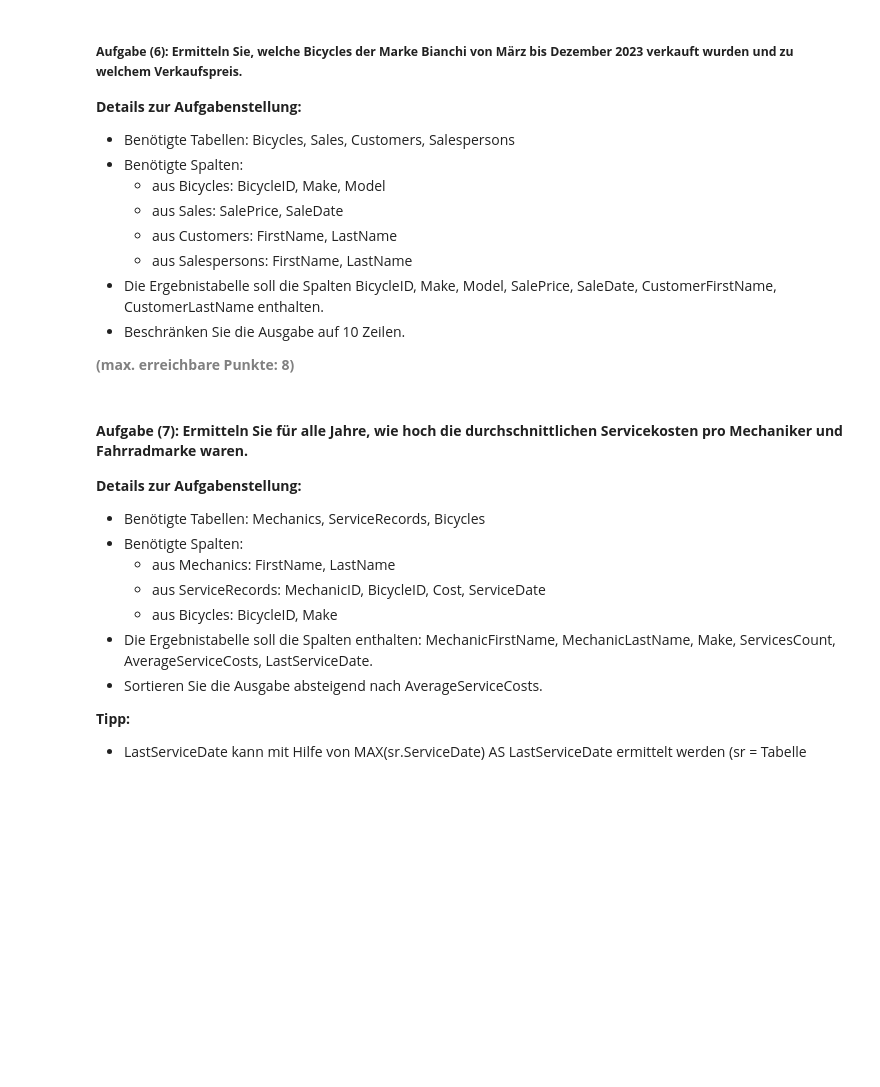
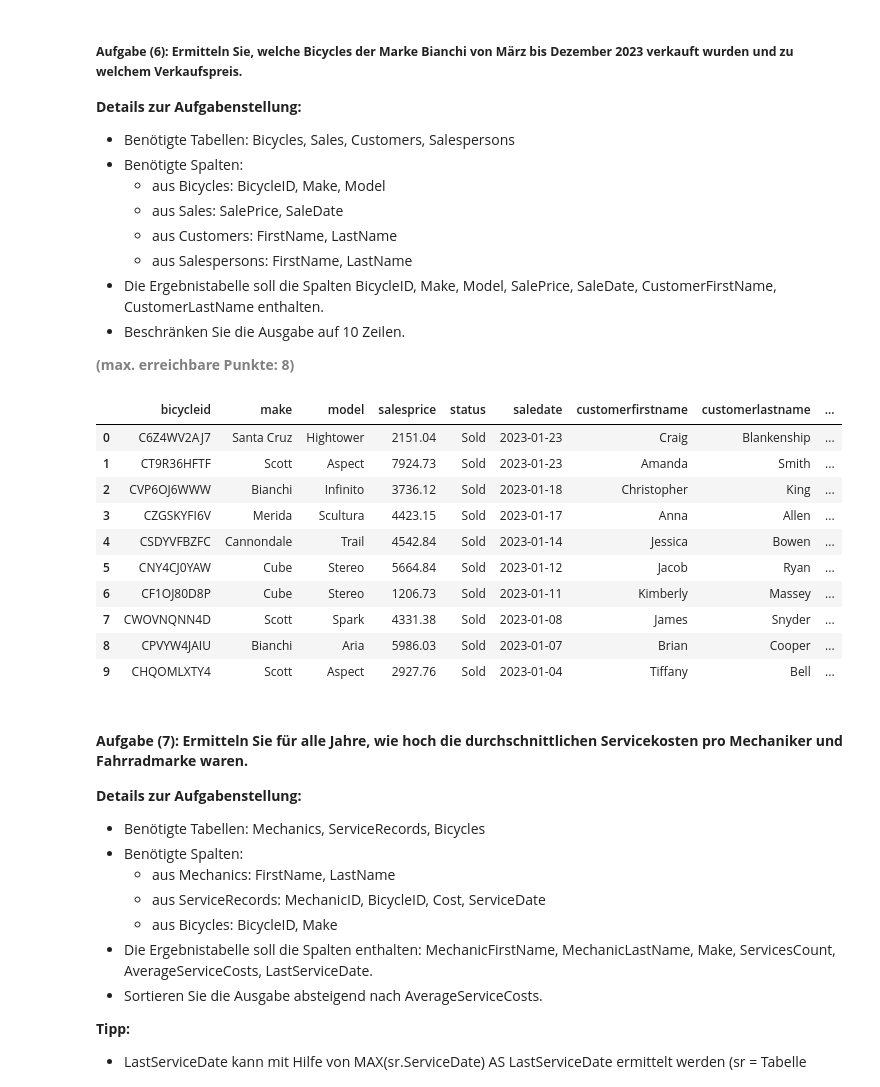
Before and after one commit to migifor-forstmi4/python_postgresql_pgadmin, a Jupyter notebook: Leistungsnachweis 1/AP01_Mgmt_Nutzung_Relationale_Daten.ipynb, the cells around one changed output. Cells and saved outputs as stored; diff of their text form; code cells hidden in the pictures; blank space fills up the shorter version.

```diff
--- a/Leistungsnachweis 1/AP01_Mgmt_Nutzung_Relationale_Daten.ipynb
+++ b/Leistungsnachweis 1/AP01_Mgmt_Nutzung_Relationale_Daten.ipynb
@@ -496,15 +518,45 @@ df_sub
 <b style="color: gray;">(max. erreichbare Punkte: 8)</b>
 # %%
 # Engine für Datenbankverbindung erstellen
+engine = create_engine(db_connection_url)
 
-
-# SQL-Abfrage erstellen und ausführen
-
-
+# Abfrage erstellen und in DataFrame speichern - mit CarID, Marke, Modell, Verkaufspreis, Verkaufsdatum, sowie Namen und Vornamen des Kunden und Verkäufer
+df_sub = pd.read_sql_query("""
+                                SELECT
+                                    c.bicycleid,
+                                    c.make,
+                                    c.model,
+                                    c.price AS SalesPrice,
+                                    c.status,
+                                    s.saledate,
+                                    cu.firstname AS CustomerFirstName,
+                                    cu.lastname AS CustomerLastName,
+                                    sp.firstname AS SalesPersonFirstName,
+                                    sp.lastname AS SalesPersonLastName
+                                FROM sales s
+                                JOIN bicycles c ON s.bicycleid = c.bicycleid
+                                JOIN customers cu ON s.customerid = cu.customerid
+                                JOIN salespersons sp ON s.salespersonid = sp.salespersonid
+                                WHERE s.saledate BETWEEN '2023-01-01' AND '2023-01-31' and c.status = 'Sold'
+                                GROUP BY c.bicycleid, c.make, c.model, c.price, c.status, s.saledate, cu.firstname, cu.lastname, sp.firstname, sp.lastname
+                                ORDER BY s.saledate DESC
+                                LIMIT 10;""",
+                          con=engine)
 # Datenbankverbindung trennen
-
-
-# Ergebnis anzeigen
+engine.dispose()
+df_sub
+# %% [output]
+|  | bicycleid | make | model | salesprice | status | saledate | customerfirstname | customerlastname | ... |
+| 0 | C6Z4WV2AJ7 | Santa Cruz | Hightower | 2151.04 | Sold | 2023-01-23 | Craig | Blankenship | ... |
+| 1 | CT9R36HFTF | Scott | Aspect | 7924.73 | Sold | 2023-01-23 | Amanda | Smith | ... |
+| 2 | CVP6OJ6WWW | Bianchi | Infinito | 3736.12 | Sold | 2023-01-18 | Christopher | King | ... |
+| 3 | CZGSKYFI6V | Merida | Scultura | 4423.15 | Sold | 2023-01-17 | Anna | Allen | ... |
+| 4 | CSDYVFBZFC | Cannondale | Trail | 4542.84 | Sold | 2023-01-14 | Jessica | Bowen | ... |
+| 5 | CNY4CJ0YAW | Cube | Stereo | 5664.84 | Sold | 2023-01-12 | Jacob | Ryan | ... |
+| 6 | CF1OJ80D8P | Cube | Stereo | 1206.73 | Sold | 2023-01-11 | Kimberly | Massey | ... |
+| 7 | CWOVNQNN4D | Scott | Spark | 4331.38 | Sold | 2023-01-08 | James | Snyder | ... |
+| 8 | CPVYW4JAIU | Bianchi | Aria | 5986.03 | Sold | 2023-01-07 | Brian | Cooper | ... |
+| 9 | CHQOMLXTY4 | Scott | Aspect | 2927.76 | Sold | 2023-01-04 | Tiffany | Bell | ... |
 # %% [markdown]
 #### <b>Aufgabe (7): Ermitteln Sie für alle Jahre, wie hoch die durchschnittlichen Servicekosten pro Mechaniker und Fahrradmarke waren.</b>
 <b>Details zur Aufgabenstellung:</b>
```
Also changed, not shown: parts of 2 cells of this notebook.
